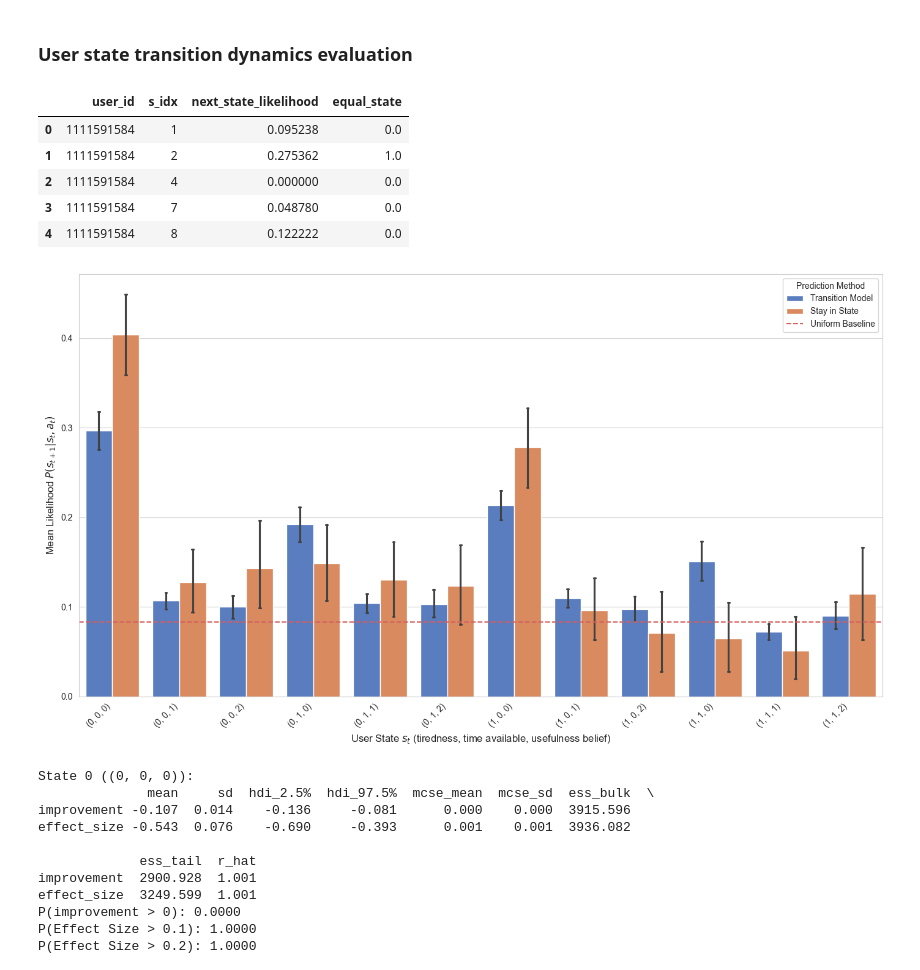
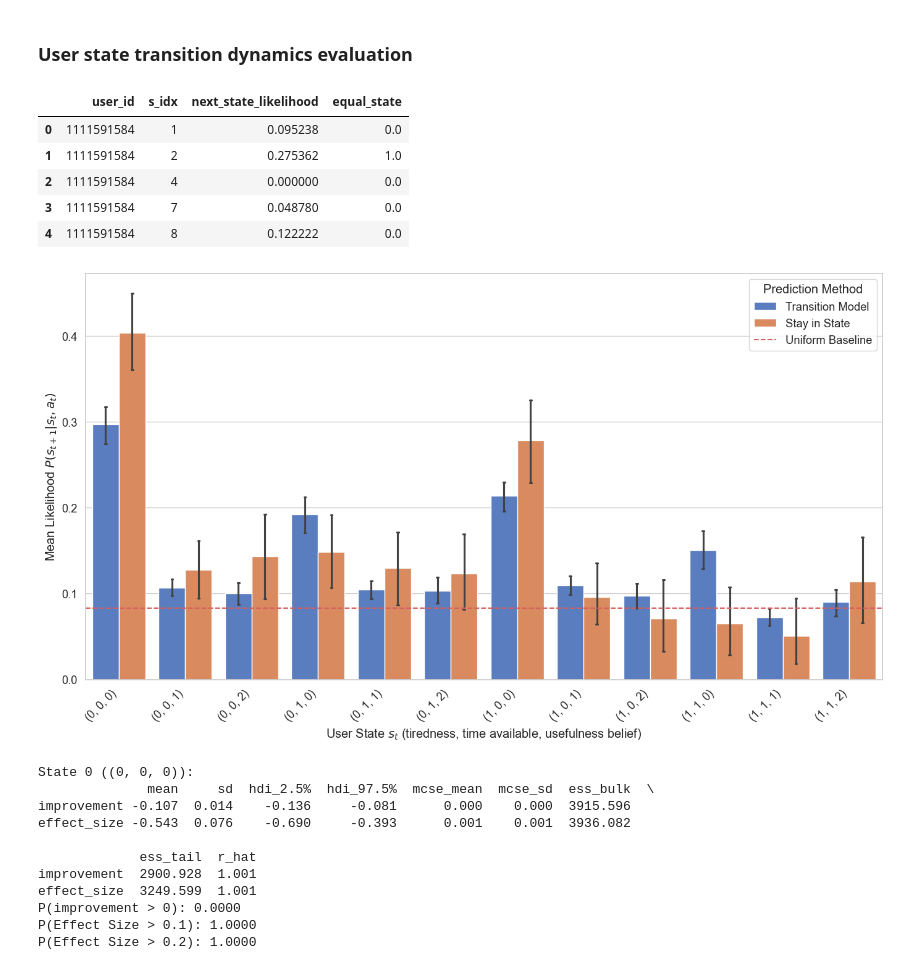
Before and after one commit to shirleyxindi/morl-personalization, a Jupyter notebook: src/RQ/dynamics_evaluation.ipynb, the cells around one changed output. Drawn from its saved outputs; the diff is of its cells as text; code cells hidden in the pictures.

Commit message:
Consistent plotting

```diff
--- a/src/RQ/dynamics_evaluation.ipynb
+++ b/src/RQ/dynamics_evaluation.ipynb
@@ -97,3 +97,6 @@ Number of samples after processing: 3111
 50 rows × 39 columns
 # %%
 stochastic_outcomes = ["likedness", "usefulness", "difficulty", "PAY_next"]
+
+for outcome in stochastic_outcomes:
+    print(outcome + ": " + str(df[outcome].mean()) + " +- " + str(df[outcome].std()))
@@ -124,6 +132,7 @@ def evaluate_dynamics(test_df, P_comp, R, P, R_action_only, R_global, P_comp_act
         user_row['next_state_likelihood'] = P_s_t_next
         user_row['equal_state'] = (s_t_next == s_t)
         user_row['s_idx'] = s_t
+        user_row['s_idx_next'] = s_t_next
 
         # Completion likelihood
         P_comp_pred = P_comp[s_t, a_t]
@@ -240,7 +249,7 @@ viz_df = pd.DataFrame(plot_records)
 
 plt.figure(figsize=(12, 7))
 sns.set_style("whitegrid")
-
+sns.set_context("notebook", font_scale=1.2)
 ax = sns.barplot(
     data=viz_df,
     x='Objective',
@@ -251,8 +260,8 @@ ax = sns.barplot(
     errorbar=('ci', 95)
 )
 
-plt.ylabel('Mean $L_1$-error', fontsize=12)
-plt.xlabel('Reward Objective', fontsize=12)
+plt.ylabel('Mean $L_1$-error')
+plt.xlabel('Reward Objective')
 plt.legend(title='Prediction Model', frameon=True)
 
 plt.savefig(results_folder + "figures/reward_model_comparison.svg", bbox_inches='tight')
@@ -314,6 +323,7 @@ viz_df = pd.DataFrame(plot_records)
 # 2. Create the plot
 plt.figure(figsize=(12, 7))
 sns.set_style("whitegrid")
+sns.set_context("notebook", font_scale=1.2)
 
 # Use a barplot with 95% confidence intervals (black lines)
 ax = sns.boxplot(
@@ -329,8 +339,8 @@ ax = sns.boxplot(
 ax.set_xticklabels(['Fun', 'Perceived Usefulness', 'Return Willingness'])
 
 # plt.title('Predictive Performance: State-Action vs. Action-Only Reward Models', fontsize=14)
-plt.ylabel('Mean Likelihood', fontsize=12)
-plt.xlabel('Outcome', fontsize=12)
+plt.ylabel('Mean Likelihood')
+plt.xlabel('Outcome')
 plt.legend(title='Prediction Model', frameon=True)
 
 plt.savefig(results_folder + "figures/outcome_model_comparison.svg", bbox_inches='tight')
@@ -388,36 +398,37 @@ df_melted = plot_data.melt(id_vars=['State'],
 
 plt.figure(figsize=(14, 8))
 sns.set_style("whitegrid")
+sns.set_context("notebook", font_scale=1.2)
 
 ax = sns.barplot(
     data=df_melted,
     x='State',
     y='Likelihood',
     hue='Model',
     palette='muted',
     capsize=.05,
     errorbar=('ci', 95)
 )
 
 # plt.title('Next State Likelihood by User State', fontsize=16, pad=20)
-plt.ylabel('Mean Likelihood $P(s_{t+1} | s_t, a_t)$', fontsize=12)
-plt.xlabel('User State $s_t$ (tiredness, time available, usefulness belief)', fontsize=12)
+plt.ylabel('Mean Likelihood $P(s_{t+1} | s_t, a_t)$')
+plt.xlabel('User State $s_t$ (tiredness, time available, usefulness belief)')
 
 plt.axhline(uniform_prob, color=sns.color_palette("muted")[3], linestyle='--', alpha=1, label='Uniform Baseline')
 plt.xticks(rotation=45, ha='right')
 
 plt.legend(title='Prediction Method')
 plt.savefig(results_folder + "figures/transition_model_comparison.svg", bbox_inches='tight')
 plt.tight_layout()
 plt.show()
 # %% [output]
 |  | user_id | s_idx | next_state_likelihood | equal_state |
 | 0 | 1111591584 | 1 | 0.095238 | 0.0 |
 | 1 | 1111591584 | 2 | 0.275362 | 1.0 |
 | 2 | 1111591584 | 4 | 0.000000 | 0.0 |
 | 3 | 1111591584 | 7 | 0.048780 | 0.0 |
 | 4 | 1111591584 | 8 | 0.122222 | 0.0 |
-[figure, old version]
+[figure, new version]
 # %%
 combined_results['next_state_improvement'] = combined_results['next_state_likelihood'] - combined_results['equal_state']
 user_diffs_per_state = combined_results.groupby(['user_id', 's_idx'])['next_state_improvement'].mean().values
```
Also changed, not shown: parts of 7 cells of this notebook, 3 other files.
